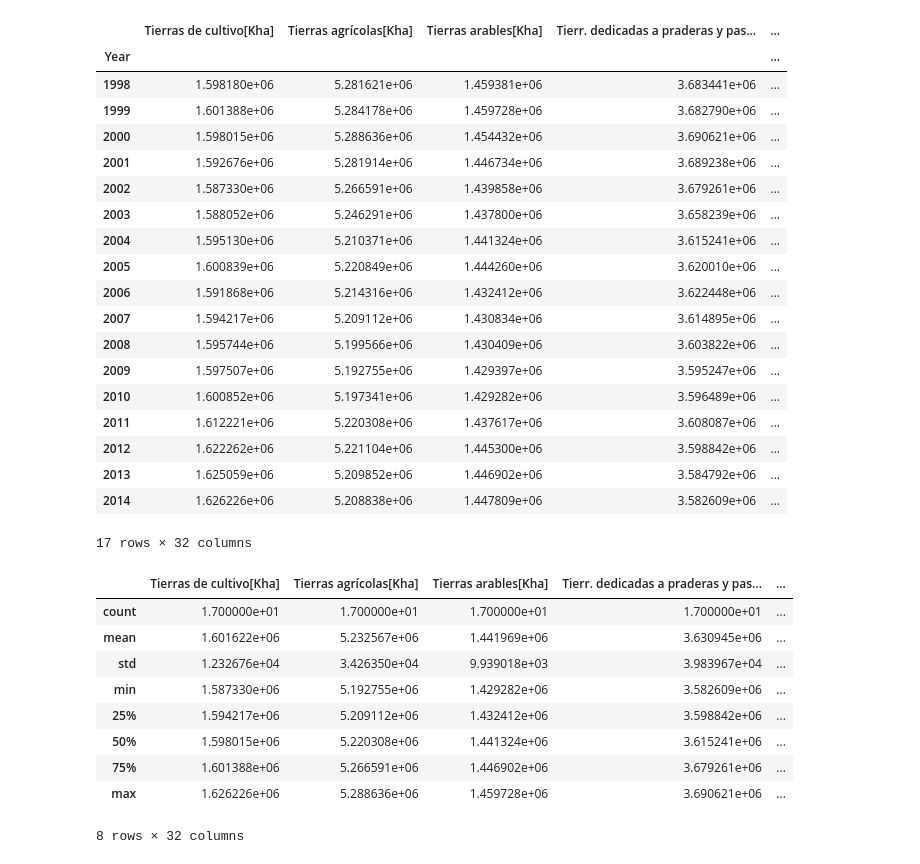
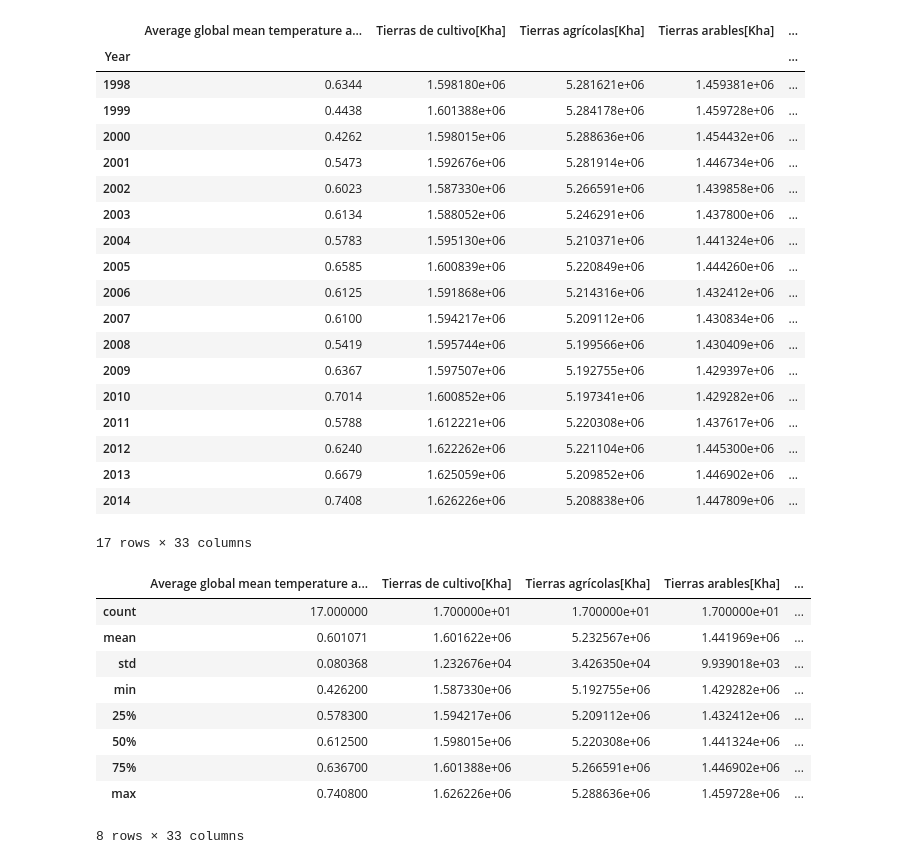
Before and after one commit to k1ltr0h/Proyecto_DataMining, a Jupyter notebook: Proyecto.ipynb, the cells around one changed output. Cells and saved outputs as stored; diff of their text form; code cells hidden in the pictures.

```diff
--- a/Proyecto.ipynb
+++ b/Proyecto.ipynb
@@ -1,44 +1,46 @@
 # %%
 import warnings
 warnings.filterwarnings('ignore') ## Desactivar Warnings
 import pandas as pd
 from sklearn.preprocessing import StandardScaler
+import matplotlib.pyplot as plt
+import numpy as np
+import seaborn as sns
 
-data = pd.read_csv('Final_Dataset.csv', sep=',', index_col=0)
-data["CH4 in Land use change and forestry (tonnes CO₂e)"] = data["CH4 in Land use change and forestry (tonnes CO₂e)"].mul(-1)
+data = pd.read_csv('Final_Dataset1_2.csv', sep=',', index_col=0)
 display(data)
 display(data.describe())
 print(data.info())
 # %% [output]
-|  | Tierras de cultivo[Kha] | Tierras agrícolas[Kha] | Tierras arables[Kha] | Tierr. dedicadas a praderas y pas... | ... |
+|  | Average global mean temperature a... | Tierras de cultivo[Kha] | Tierras agrícolas[Kha] | Tierras arables[Kha] | ... |
 | Year |  |  |  |  | ... |
-| 1998 | 1.598180e+06 | 5.281621e+06 | 1.459381e+06 | 3.683441e+06 | ... |
-| 1999 | 1.601388e+06 | 5.284178e+06 | 1.459728e+06 | 3.682790e+06 | ... |
-| 2000 | 1.598015e+06 | 5.288636e+06 | 1.454432e+06 | 3.690621e+06 | ... |
-| 2001 | 1.592676e+06 | 5.281914e+06 | 1.446734e+06 | 3.689238e+06 | ... |
-| 2002 | 1.587330e+06 | 5.266591e+06 | 1.439858e+06 | 3.679261e+06 | ... |
-| 2003 | 1.588052e+06 | 5.246291e+06 | 1.437800e+06 | 3.658239e+06 | ... |
-| 2004 | 1.595130e+06 | 5.210371e+06 | 1.441324e+06 | 3.615241e+06 | ... |
-| 2005 | 1.600839e+06 | 5.220849e+06 | 1.444260e+06 | 3.620010e+06 | ... |
-| 2006 | 1.591868e+06 | 5.214316e+06 | 1.432412e+06 | 3.622448e+06 | ... |
-| 2007 | 1.594217e+06 | 5.209112e+06 | 1.430834e+06 | 3.614895e+06 | ... |
-| 2008 | 1.595744e+06 | 5.199566e+06 | 1.430409e+06 | 3.603822e+06 | ... |
-| 2009 | 1.597507e+06 | 5.192755e+06 | 1.429397e+06 | 3.595247e+06 | ... |
-| 2010 | 1.600852e+06 | 5.197341e+06 | 1.429282e+06 | 3.596489e+06 | ... |
-| 2011 | 1.612221e+06 | 5.220308e+06 | 1.437617e+06 | 3.608087e+06 | ... |
-| 2012 | 1.622262e+06 | 5.221104e+06 | 1.445300e+06 | 3.598842e+06 | ... |
-| 2013 | 1.625059e+06 | 5.209852e+06 | 1.446902e+06 | 3.584792e+06 | ... |
-| 2014 | 1.626226e+06 | 5.208838e+06 | 1.447809e+06 | 3.582609e+06 | ... |
+| 1998 | 0.6344 | 1.598180e+06 | 5.281621e+06 | 1.459381e+06 | ... |
+| 1999 | 0.4438 | 1.601388e+06 | 5.284178e+06 | 1.459728e+06 | ... |
+| 2000 | 0.4262 | 1.598015e+06 | 5.288636e+06 | 1.454432e+06 | ... |
+| 2001 | 0.5473 | 1.592676e+06 | 5.281914e+06 | 1.446734e+06 | ... |
+| 2002 | 0.6023 | 1.587330e+06 | 5.266591e+06 | 1.439858e+06 | ... |
+| 2003 | 0.6134 | 1.588052e+06 | 5.246291e+06 | 1.437800e+06 | ... |
+| 2004 | 0.5783 | 1.595130e+06 | 5.210371e+06 | 1.441324e+06 | ... |
+| 2005 | 0.6585 | 1.600839e+06 | 5.220849e+06 | 1.444260e+06 | ... |
+| 2006 | 0.6125 | 1.591868e+06 | 5.214316e+06 | 1.432412e+06 | ... |
+| 2007 | 0.6100 | 1.594217e+06 | 5.209112e+06 | 1.430834e+06 | ... |
+| 2008 | 0.5419 | 1.595744e+06 | 5.199566e+06 | 1.430409e+06 | ... |
+| 2009 | 0.6367 | 1.597507e+06 | 5.192755e+06 | 1.429397e+06 | ... |
+| 2010 | 0.7014 | 1.600852e+06 | 5.197341e+06 | 1.429282e+06 | ... |
+| 2011 | 0.5788 | 1.612221e+06 | 5.220308e+06 | 1.437617e+06 | ... |
+| 2012 | 0.6240 | 1.622262e+06 | 5.221104e+06 | 1.445300e+06 | ... |
+| 2013 | 0.6679 | 1.625059e+06 | 5.209852e+06 | 1.446902e+06 | ... |
+| 2014 | 0.7408 | 1.626226e+06 | 5.208838e+06 | 1.447809e+06 | ... |
-17 rows × 32 columns
+17 rows × 33 columns
-|  | Tierras de cultivo[Kha] | Tierras agrícolas[Kha] | Tierras arables[Kha] | Tierr. dedicadas a praderas y pas... | ... |
-| count | 1.700000e+01 | 1.700000e+01 | 1.700000e+01 | 1.700000e+01 | ... |
-| mean | 1.601622e+06 | 5.232567e+06 | 1.441969e+06 | 3.630945e+06 | ... |
-| std | 1.232676e+04 | 3.426350e+04 | 9.939018e+03 | 3.983967e+04 | ... |
-| min | 1.587330e+06 | 5.192755e+06 | 1.429282e+06 | 3.582609e+06 | ... |
-| 25% | 1.594217e+06 | 5.209112e+06 | 1.432412e+06 | 3.598842e+06 | ... |
-| 50% | 1.598015e+06 | 5.220308e+06 | 1.441324e+06 | 3.615241e+06 | ... |
-| 75% | 1.601388e+06 | 5.266591e+06 | 1.446902e+06 | 3.679261e+06 | ... |
-| max | 1.626226e+06 | 5.288636e+06 | 1.459728e+06 | 3.690621e+06 | ... |
+|  | Average global mean temperature a... | Tierras de cultivo[Kha] | Tierras agrícolas[Kha] | Tierras arables[Kha] | ... |
+| count | 17.000000 | 1.700000e+01 | 1.700000e+01 | 1.700000e+01 | ... |
+| mean | 0.601071 | 1.601622e+06 | 5.232567e+06 | 1.441969e+06 | ... |
+| std | 0.080368 | 1.232676e+04 | 3.426350e+04 | 9.939018e+03 | ... |
+| min | 0.426200 | 1.587330e+06 | 5.192755e+06 | 1.429282e+06 | ... |
+| 25% | 0.578300 | 1.594217e+06 | 5.209112e+06 | 1.432412e+06 | ... |
+| 50% | 0.612500 | 1.598015e+06 | 5.220308e+06 | 1.441324e+06 | ... |
+| 75% | 0.636700 | 1.601388e+06 | 5.266591e+06 | 1.446902e+06 | ... |
+| max | 0.740800 | 1.626226e+06 | 5.288636e+06 | 1.459728e+06 | ... |
-8 rows × 32 columns
+8 rows × 33 columns
 <class 'pandas.core.frame.DataFrame'>
 Int64Index: 17 entries, 1998 to 2014
```
Also changed, not shown: parts of 13 cells of this notebook, 7 other files.
